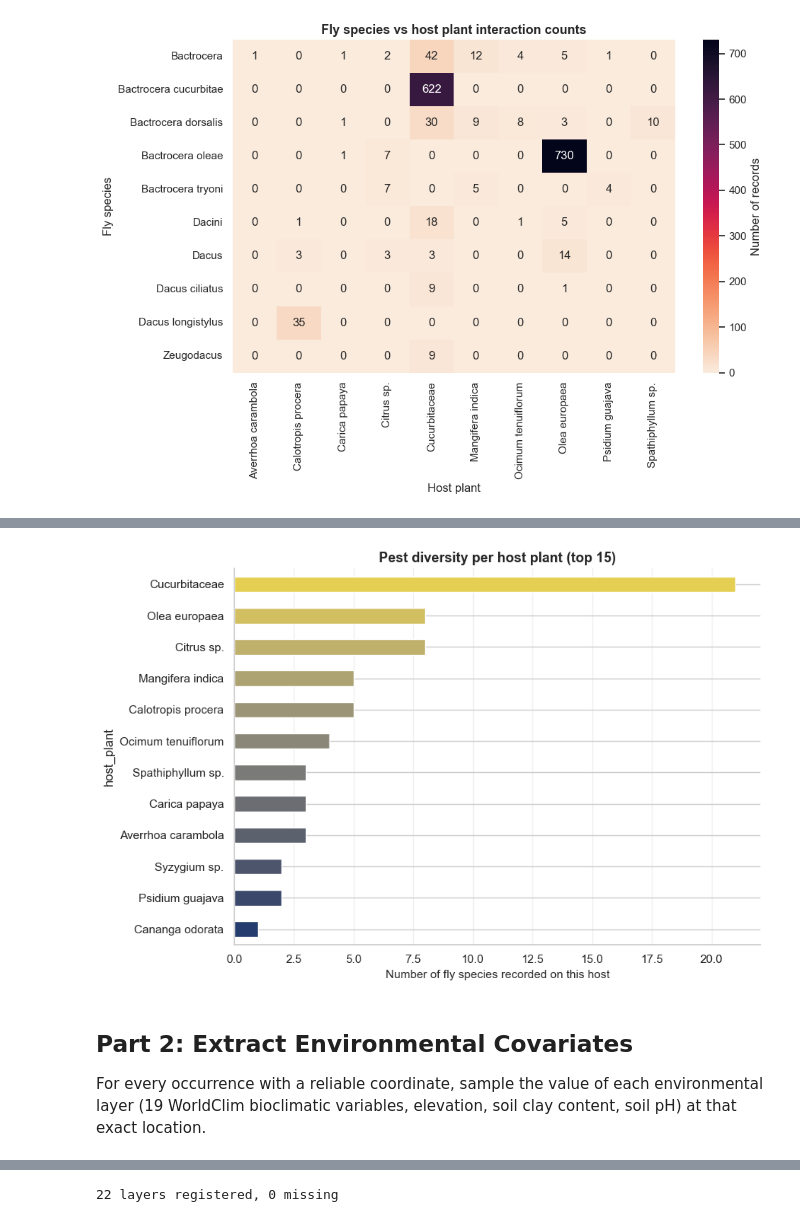
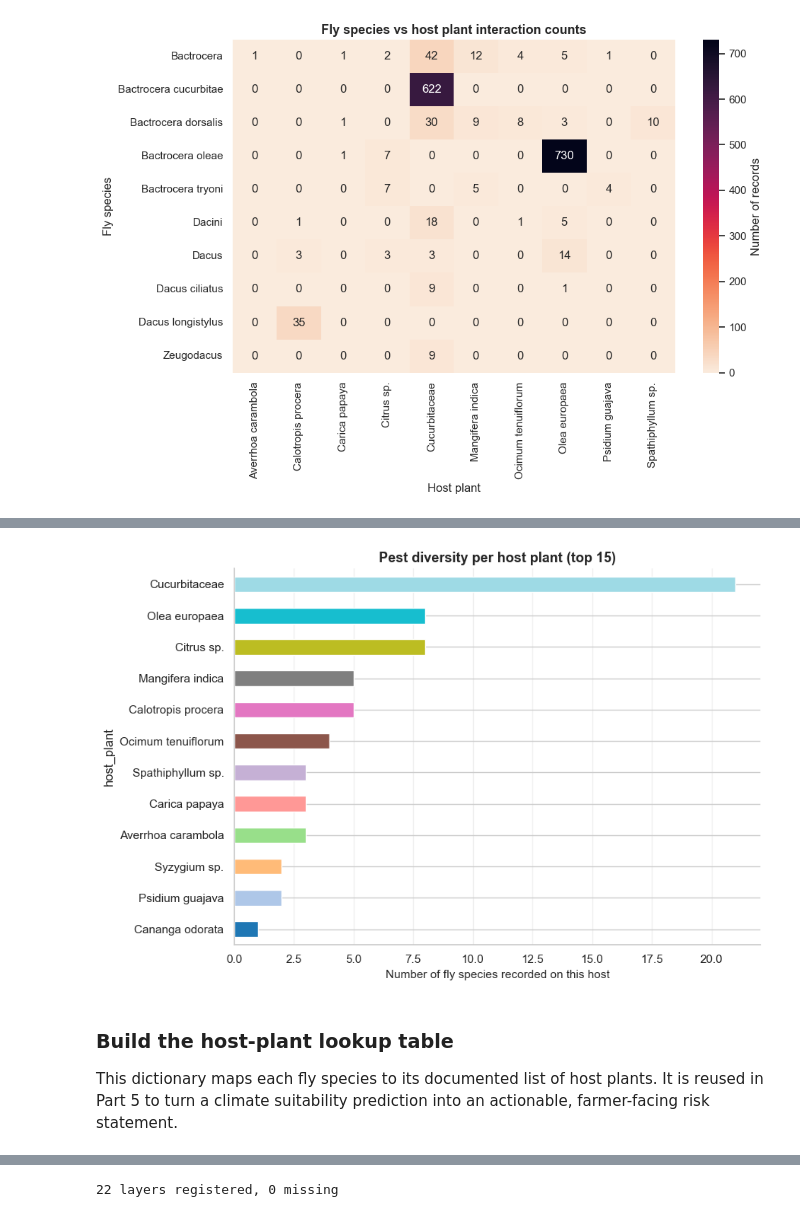
Before and after one commit to Simon-Kimanzi/Fruit_fly-Host-Interactions-SDM-, a Jupyter notebook: notebooks/02_modeling.ipynb, the cells around one changed output, grey strips where cells are left out. Cells and saved outputs as stored; diff of their text form; code cells hidden in the pictures.

```diff
--- a/notebooks/02_modeling.ipynb
+++ b/notebooks/02_modeling.ipynb
@@ -110,20 +109,20 @@ plt.show()
 # %%
 pest_diversity = interactions.groupby('host_plant')['scientific_name'].nunique().sort_values(ascending=False)
 
 fig, ax = plt.subplots(figsize=(9, 6))
 n = min(15, len(pest_diversity))
-colors = plt.cm.cividis(np.linspace(0.15, 0.9, n))
+colors = plt.cm.tab20(np.linspace(0, 1, n))
 pest_diversity.head(n).sort_values().plot(kind='barh', ax=ax, color=colors)
 ax.set_xlabel('Number of fly species recorded on this host', fontsize=11)
 ax.set_title('Pest diversity per host plant (top 15)', fontsize=13, fontweight='bold')
 ax.spines[['top', 'right']].set_visible(False)
 ax.grid(axis='x', alpha=0.3)
 plt.tight_layout()
 plt.savefig('../outputs/figures/pest_diversity_per_host.png', dpi=150)
 plt.show()
 # %% [output]
-[figure, old version]
+[figure, new version]
 # %% [markdown]
-## Part 2: Extract Environmental Covariates
+### Build the host-plant lookup table
 
-For every occurrence with a reliable coordinate, sample the value of each environmental layer (19 WorldClim bioclimatic variables, elevation, soil clay content, soil pH) at that exact location.
+This dictionary maps each fly species to its documented list of host plants. It is reused in Part 5 to turn a climate suitability prediction into an actionable, farmer-facing risk statement.
```
Also changed, not shown: parts of 35 cells of this notebook, 4 other files.
